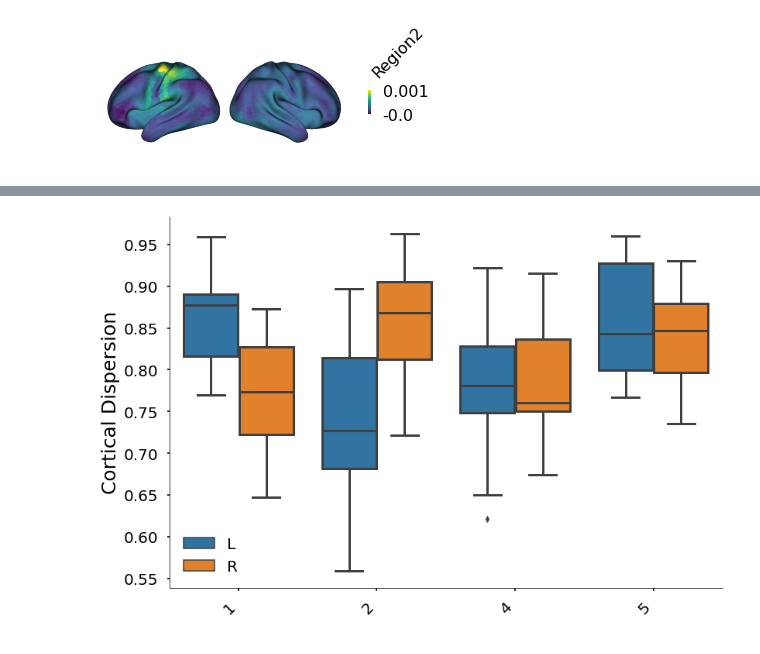
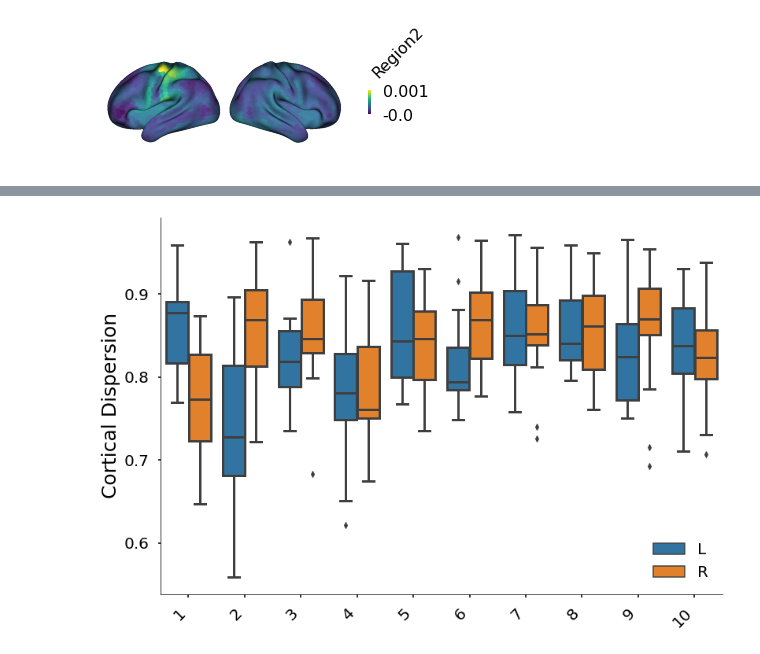
Before and after one commit to maedbhk/cerebellum_connectivity, a Jupyter notebook: notebooks/3.1-mk-models.ipynb, the cells around one changed output, grey strips where cells are left out. Cells and saved outputs as stored; diff of their text form; code cells hidden in the pictures.

```diff
--- a/notebooks/3.1-mk-models.ipynb
+++ b/notebooks/3.1-mk-models.ipynb
@@ -158,11 +158,11 @@ df = vis.plot_surfaces(x='reg_names',
 # %%
 # plot dispersion
 
 vis.plot_dispersion(
     y='var_w',
     cortex='tessels1002',
     atlas='MDTB10',
-    regions=[1,2,4,5],
+    regions=None,
     );
 # %% [output]
-[figure, old version]
+[figure, new version]
```
Also changed, not shown: parts of 8 cells of this notebook.
